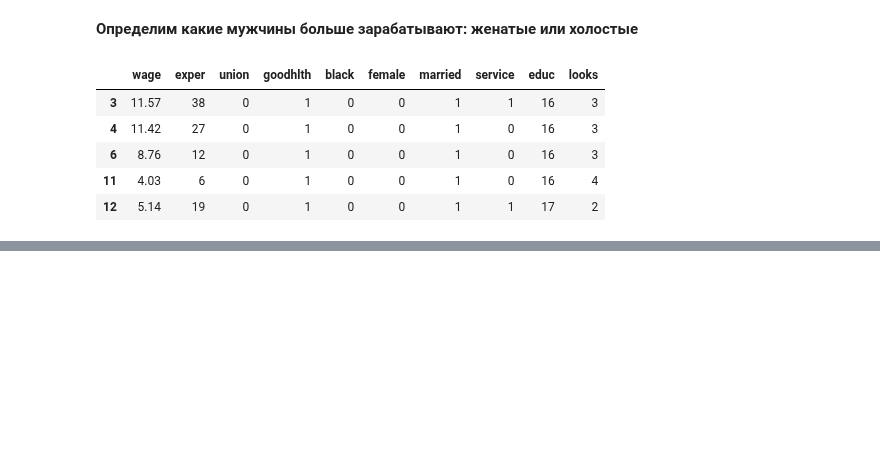
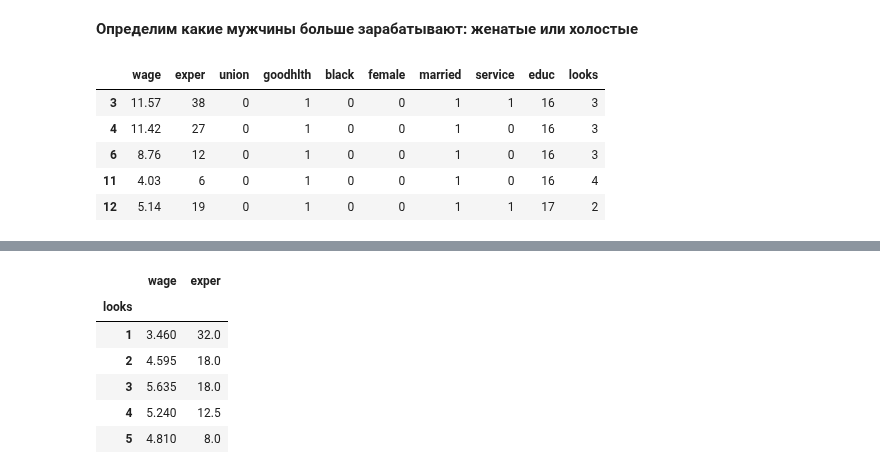
Before and after one commit to disp1air/Linal_ML, a Jupyter notebook: open_ds/1/beauty.ipynb, the cells around one changed output, grey strips where cells are left out. Drawn from its saved outputs; the diff is of its cells as text; code cells hidden in the pictures; blank space fills up the shorter version.

```diff
--- a/open_ds/1/beauty.ipynb
+++ b/open_ds/1/beauty.ipynb
@@ -134,0 +225,10 @@ data[(data['female'] == 0) & (data['married'] == 1)].head() # отбираем
+# %%
+data.groupby('looks')[['wage', 'exper']].agg(np.median)
+# %% [output]
+|  | wage | exper |
+| looks |  |  |
+| 1 | 3.460 | 32.0 |
+| 2 | 4.595 | 18.0 |
+| 3 | 5.635 | 18.0 |
+| 4 | 5.240 | 12.5 |
+| 5 | 4.810 | 8.0 |
```
Also changed, not shown: parts of 36 cells of this notebook, 1 other file.
